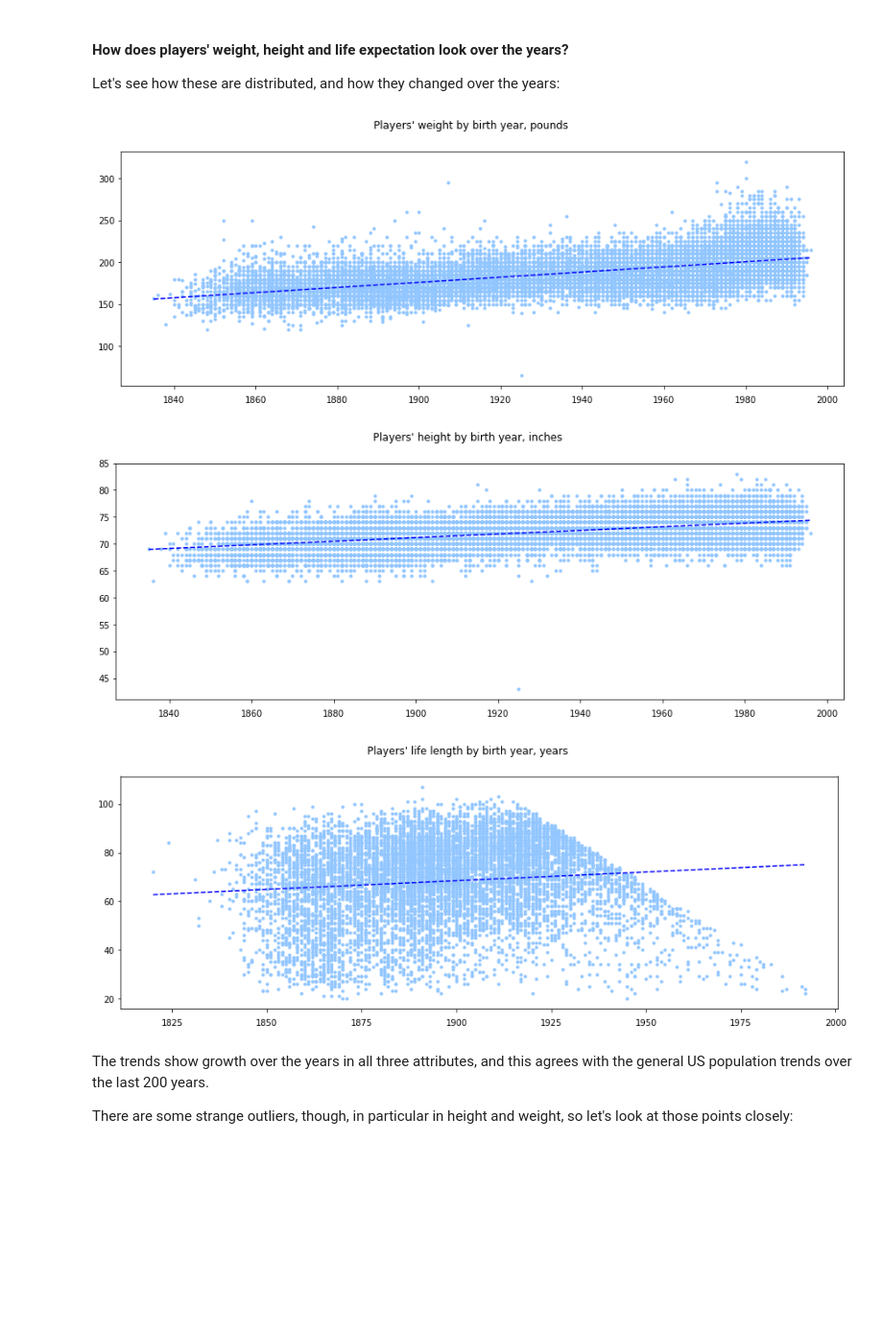
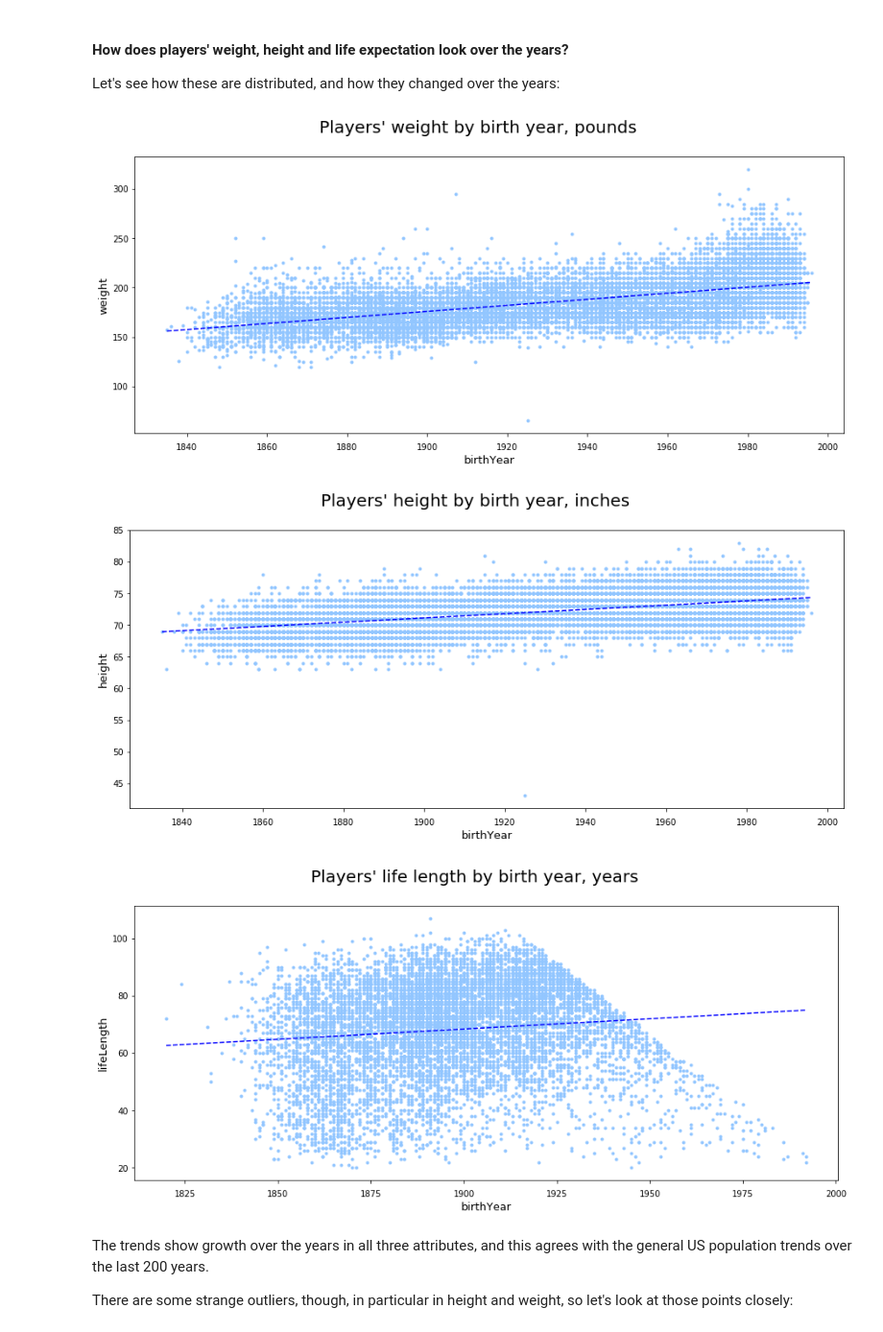
Before and after one commit to rshest/data-analyst-projects, a Jupyter notebook: p2.investigate-a-dataset/p2.investigate-a-dataset.ipynb, the cells around one changed output. Shown at 96% size. Saved outputs shown, nothing was run; the diff lists cells and outputs as text; code cells hidden in the pictures; blank space fills up the shorter version.

```diff
--- a/p2.investigate-a-dataset/p2.investigate-a-dataset.ipynb
+++ b/p2.investigate-a-dataset/p2.investigate-a-dataset.ipynb
@@ -420,27 +425,30 @@ Let's see how these are distributed, and how they changed over the years:
 # %%
 def plot_scatter_trend(df, col_x, col_y, title):
     s = df[[col_x, col_y]].dropna().sort_values([col_x])
 
-    plt.figure(figsize=(15, 5))
-    plt.suptitle(title)
+    plt.figure(figsize=(15, 6))
+    plt.suptitle(title, fontsize=20)
     plt.rcParams['xtick.major.pad'] = 8
     sx = s[col_x]
     sy = s[col_y]
     ax = plt.plot(sx, sy, '.', linestyle='None', markevery=1)
 
     z = np.polyfit(sx, sy, 1)
     p = np.poly1d(z)
     plt.plot(sx, p(sx), "b--")
+    plt.xlabel(col_x, fontsize=13)
+    plt.ylabel(col_y, fontsize=13)
+
 
 plot_scatter_trend(MASTER, 'birthYear', 'weight', "Players' weight by birth year, pounds")
 plot_scatter_trend(MASTER, 'birthYear', 'height', "Players' height by birth year, inches")
 
 MASTER['lifeLength'] = MASTER['deathYear'] - MASTER['birthYear']
 plot_scatter_trend(MASTER, 'birthYear', 'lifeLength', "Players' life length by birth year, years")
 # %% [output]
-[figure, old version]
+[figure, new version]
-[figure, old version]
+[figure, new version]
-[figure, old version]
+[figure, new version]
 # %% [markdown]
 The trends show growth over the years in all three attributes, and this agrees with the general US population trends over the last 200 years.
 
```
Also changed, not shown: parts of 6 cells of this notebook, 1 other file.
